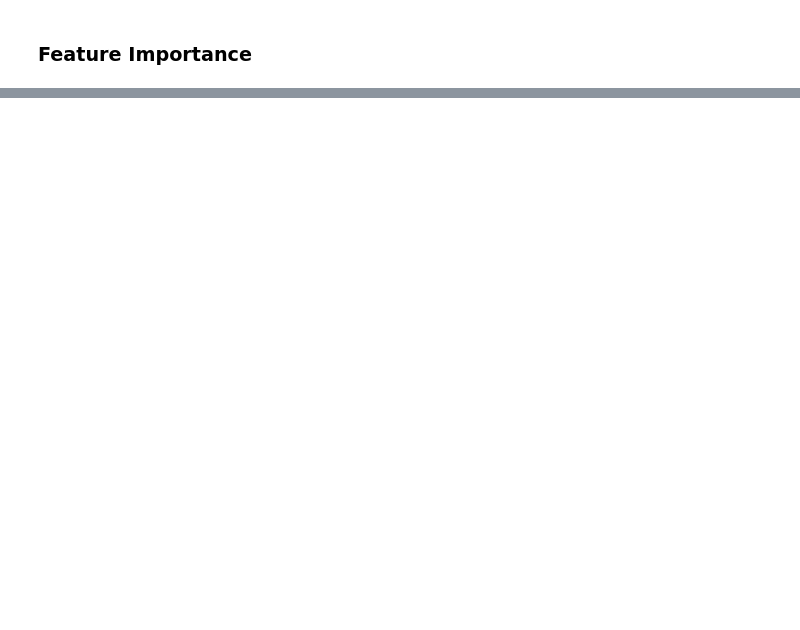
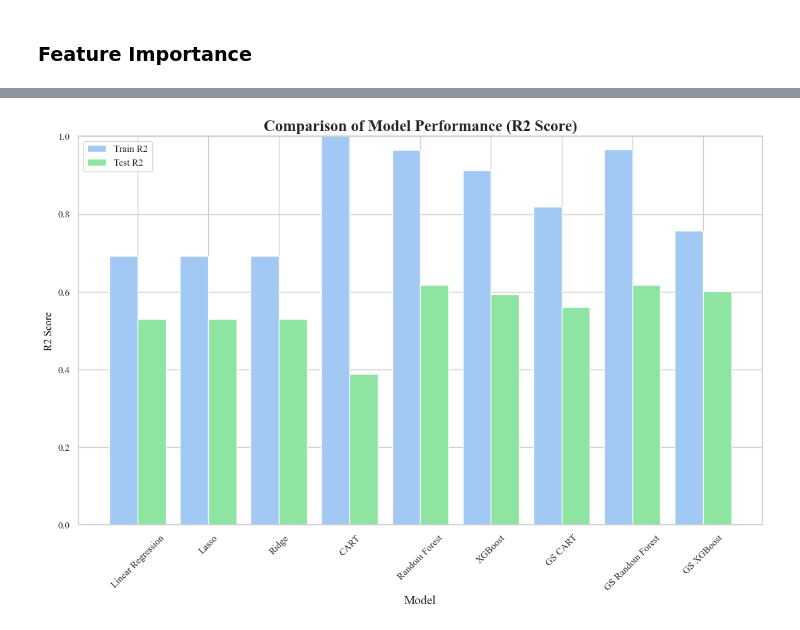
Before and after one commit to martinbog19/ml-engine-maintenance, a Jupyter notebook: Predictive Phase/Models_v1.ipynb, the cells around one changed output, grey strips where cells are left out. Saved outputs shown, nothing was run; the diff lists cells and outputs as text; code cells hidden in the pictures; blank space fills up the shorter version.

```diff
--- a/Predictive Phase/Models_v1.ipynb
+++ b/Predictive Phase/Models_v1.ipynb
@@ -471,0 +685,41 @@ plot_and_save_feature_importances(df_importances_xgb, 'XGBoost Model Feature Imp
+# %%
+plt.rcParams['font.family'] = 'Times New Roman'
+
+# Setting up the figure and axes for R2 Score chart
+fig, ax1 = plt.subplots(figsize=(14, 8))
+plt.grid(True)
+plt.title('Comparison of Model Performance (R2 Score)', family='Times New Roman', fontsize=18, weight='bold')
+
+# Models
+models = combined_results['Model']
+
+# R2 Scores
+r2_train = combined_results['R2 Score (Train)']
+r2_test = combined_results['R2 Score (Test)']
+
+# Bar width and positions
+bar_width = 0.4
+r1 = np.arange(len(models))
+
+# Plotting R2 scores on the left y-axis
+ax1.bar(r1, r2_train, color='b', width=bar_width, label='Train R2')
+ax1.bar(r1 + bar_width, r2_test, color='g', width=bar_width, label='Test R2')
+
+# Setting the y-axis label for R2 scores
+ax1.set_ylabel('R2 Score', color='black')
+ax1.tick_params(axis='y')
+ax1.set_ylim([0, 1])  # Adjust as needed
+ax1.set_xticks([r + bar_width / 2 for r in range(len(r1))])
+ax1.set_xticklabels(models, rotation=45)
+ax1.set_xlabel('Model', fontsize=14)
+
+# Adding a legend
+ax1.legend(loc='upper left')
+
+# Save the R2 Score chart
+plt.savefig('model_performance_r2_score.png', dpi=300, bbox_inches='tight')
+
+# Show the R2 Score chart
+plt.show()
+# %% [output]
+[figure, added]
```
Also changed, not shown: parts of 37 cells of this notebook, 19 other files.
